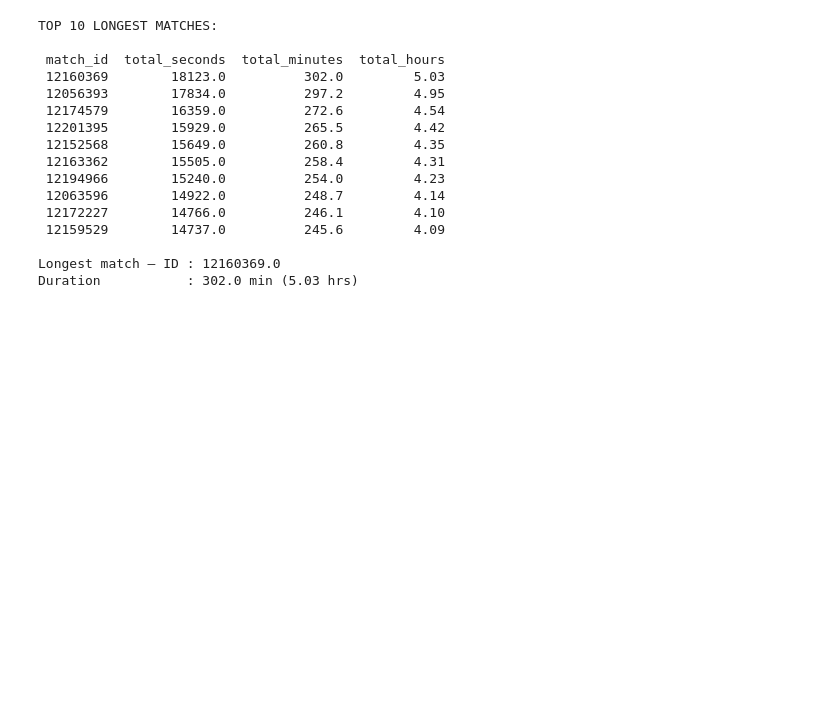
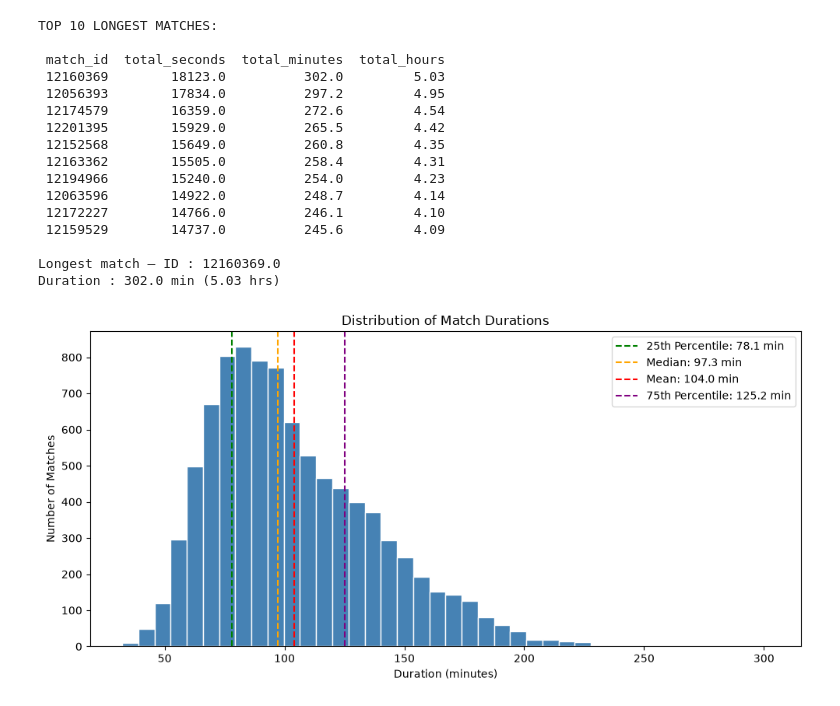
Before and after one commit to tarannommoghimi/Tennis-project, a Jupyter notebook: Javadi/question4_.ipynb, the cells around one changed output. Saved outputs shown, nothing was run; the diff lists cells and outputs as text; code cells hidden in the pictures; blank space fills up the shorter version.

```diff
--- a/Javadi/question4_.ipynb
+++ b/Javadi/question4_.ipynb
@@ -97,13 +82,10 @@ df = pd.concat([single_rows, interrupted_df], ignore_index=True)
 n_corrupt = len(corrupt_match_ids)
 n_interrupted = len(fixed_interrupted)
 # %%
-# STEP 3: Null out invalid individual set values
-
 cells_nulled_s3 = 0
 for col in period_columns:
     invalid_mask = df[col].notna() & (
-        (df[col] < MIN_SET_SECONDS) | (df[col] > MAX_SET_SECONDS)
-    )
+        (df[col] < MIN_SET_SECONDS) | (df[col] > MAX_SET_SECONDS))
     cells_nulled_s3 += invalid_mask.sum()
     df.loc[invalid_mask, col] = np.nan
 # %%
@@ -124,8 +102,6 @@ mask_no_p4 = df['period_4'].isna()
 cells_nulled_s5 += (mask_no_p4 & df['period_5'].notna()).sum()
 df.loc[mask_no_p4, 'period_5'] = np.nan
 # %%
-# STEP 6: Filter implausible total match durations
-
 df['total_seconds'] = df[period_columns].fillna(0).sum(axis=1)
 df['total_minutes'] = (df['total_seconds'] / 60).round(1)
 df['total_hours']   = (df['total_seconds'] / 3600).round(2)
@@ -133,8 +109,7 @@ df['total_hours']   = (df['total_seconds'] / 3600).round(2)
 before_s6 = len(df)
 df = df[
     (df['total_seconds'] >= MIN_MATCH_SECONDS) &
-    (df['total_seconds'] <= MAX_MATCH_SECONDS)
-]
+    (df['total_seconds'] <= MAX_MATCH_SECONDS)]
 removed_s6 = before_s6 - len(df)
 # %%
 total_clean   = len(df)
@@ -184,0 +159,26 @@ Duration           : 302.0 min (5.03 hrs)
+# %%
+
+durations = df["total_minutes"]
+
+q25 = durations.quantile(0.25)
+q75 = durations.quantile(0.75)
+mean = durations.mean()
+median = durations.median()
+
+plt.figure(figsize=(10, 5))
+plt.hist(durations, bins=40, color="steelblue", edgecolor="white")
+
+plt.axvline(q25, color="green", linestyle="--", label=f"25th Percentile: {q25:.1f} min")
+plt.axvline(median, color="orange", linestyle="--", label=f"Median: {median:.1f} min")
+plt.axvline(mean, color="red", linestyle="--", label=f"Mean: {mean:.1f} min")
+plt.axvline(q75, color="purple", linestyle="--", label=f"75th Percentile: {q75:.1f} min")
+
+plt.title("Distribution of Match Durations")
+plt.xlabel("Duration (minutes)")
+plt.ylabel("Number of Matches")
+plt.legend()
+
+plt.tight_layout()
+plt.show()
+# %% [output]
+[figure, added]
```
Also changed, not shown: parts of 9 cells of this notebook, 4 other files.
